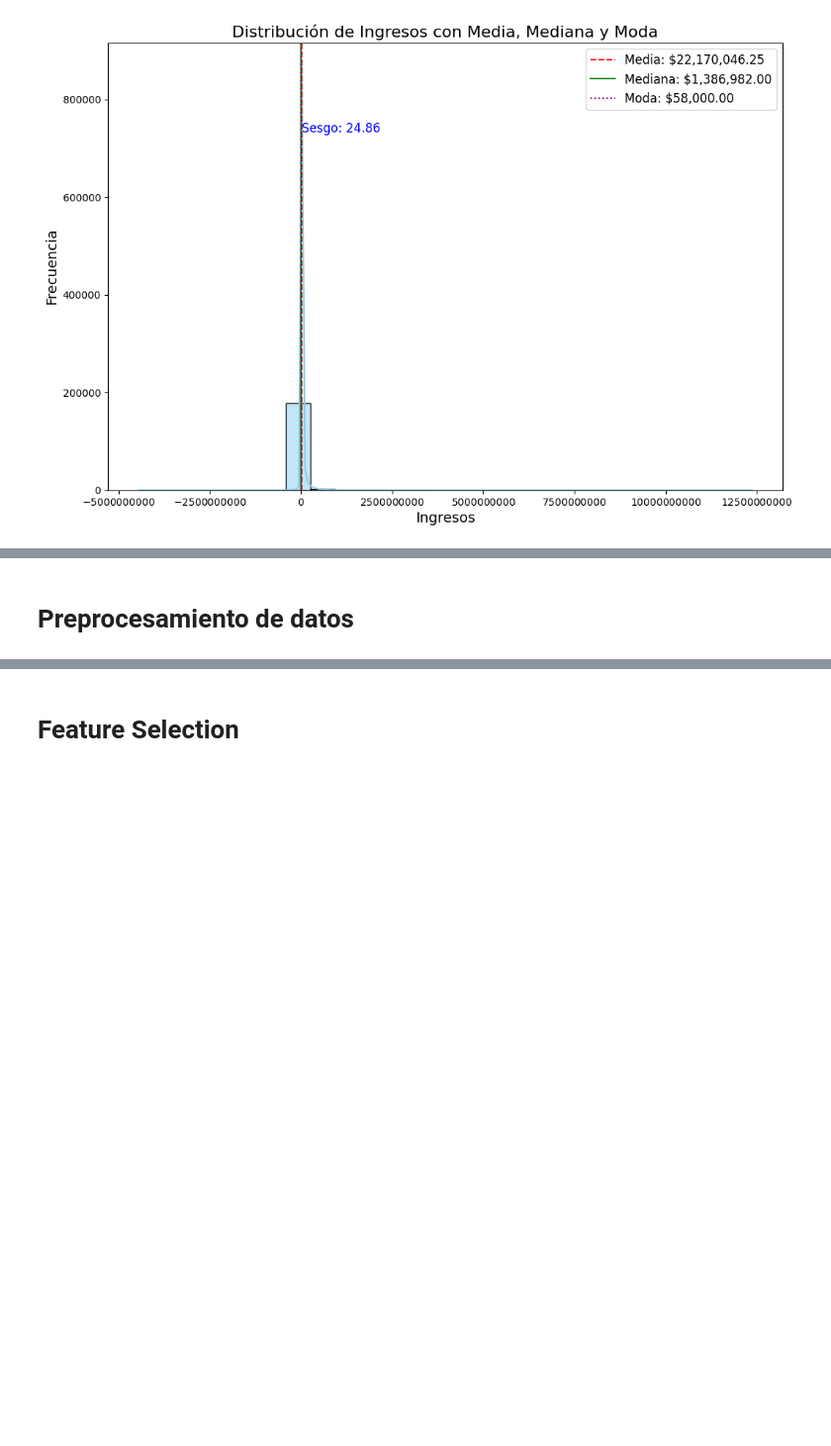
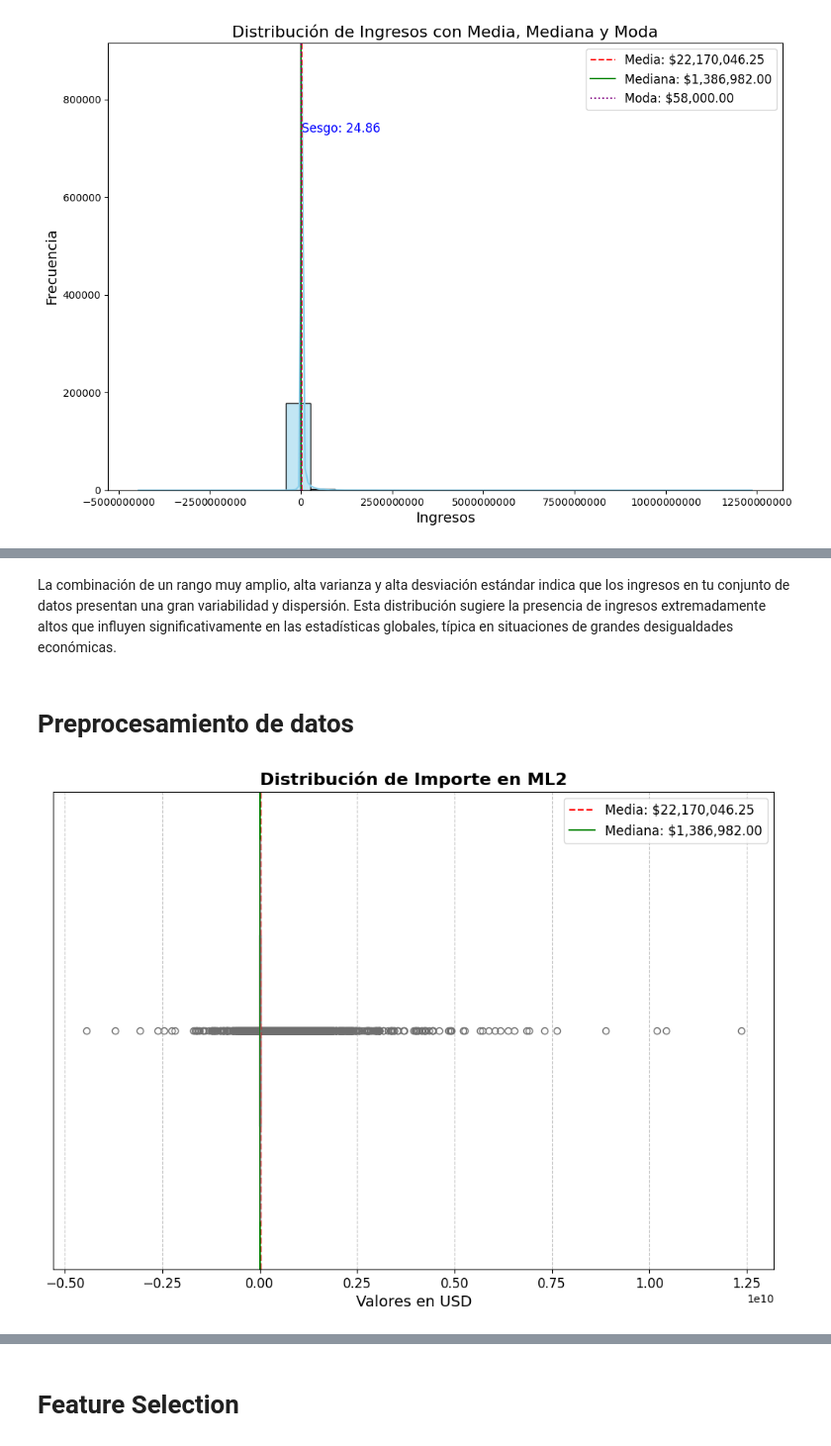
Before and after one commit to 1fac/mi_proyecto_git_61680, a Jupyter notebook: Mi_proyecto_61680.ipynb, the cells around one changed output, grey strips where cells are left out. Shown at 99% size. Saved outputs shown, nothing was run; the diff lists cells and outputs as text; code cells hidden in the pictures; blank space fills up the shorter version.

```diff
--- a/Mi_proyecto_61680.ipynb
+++ b/Mi_proyecto_61680.ipynb
@@ -879,2 +934,32 @@ plt.show()
+# %% [markdown]
+La combinación de un rango muy amplio, alta varianza y alta desviación estándar indica que los ingresos en tu conjunto de datos presentan una gran variabilidad y dispersión. Esta distribución sugiere la presencia de ingresos extremadamente altos que influyen significativamente en las estadísticas globales, típica en situaciones de grandes desigualdades económicas.
 # %% [markdown]
 # Preprocesamiento de datos
+# %%
+plt.figure(figsize=(12, 8))
+sns.boxplot(x=Facturación['Impte.valor.ML2'], color='skyblue')
+
+# Configuración de la gráfica
+plt.title("Distribución de Importe en ML2", fontsize=16, weight='bold')
+plt.xlabel("Valores en USD", fontsize=14)
+plt.xticks(fontsize=12)
+plt.yticks([])  # Eliminar etiquetas del eje y para hacer el gráfico más limpio
+plt.grid(axis='x', linestyle='--', alpha=0.7)
+
+# Añadir información extra
+media = Facturación['Impte.valor.ML2'].mean()
+mediana = Facturación['Impte.valor.ML2'].median()
+
+# Línea para la media
+plt.axvline(media, color='red', linestyle='--', label=f'Media: ${media:,.2f}')
+
+# Línea para la mediana
+plt.axvline(mediana, color='green', linestyle='-', label=f'Mediana: ${mediana:,.2f}')
+
+# Añadir leyenda
+plt.legend(fontsize=12)
+
+# Mostrar el gráfico
+plt.show()
+# %% [output]
+[figure, added]
```
Also changed, not shown: parts of 22 cells of this notebook.
